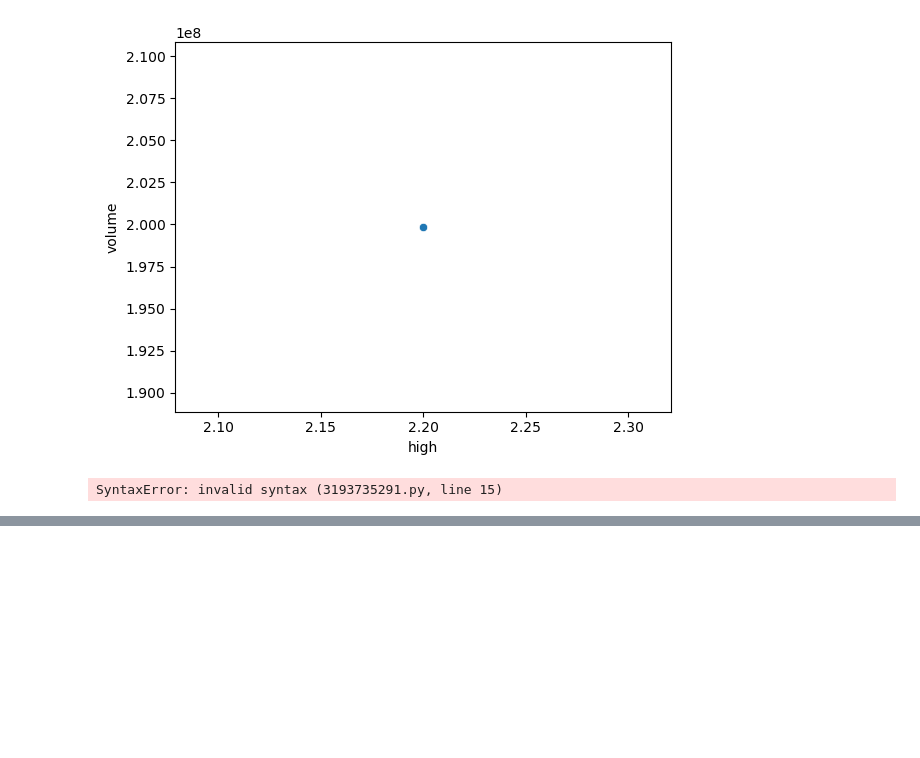
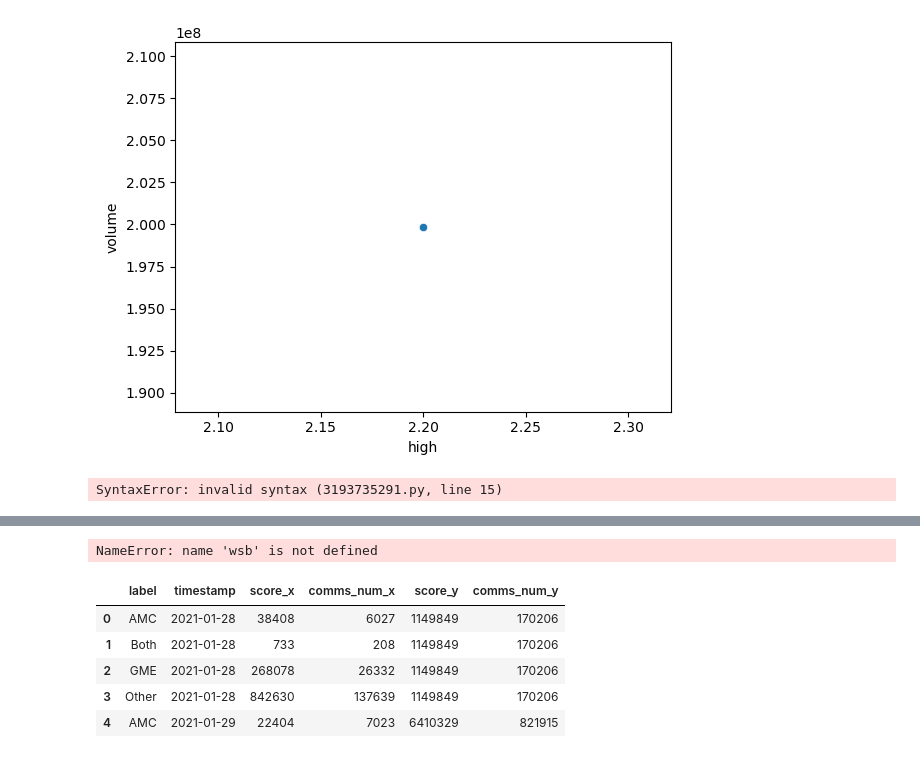
Before and after one commit to calebLSw/AI-1, a Jupyter notebook: Semester 1/Stocks/Untitled1.ipynb, the cells around one changed output, grey strips where cells are left out. Saved outputs shown, nothing was run; the diff lists cells and outputs as text; code cells hidden in the pictures; blank space fills up the shorter version.

```diff
--- a/Semester 1/Stocks/Untitled1.ipynb
+++ b/Semester 1/Stocks/Untitled1.ipynb
@@ -178,0 +174,16 @@ NameError: name 'wsb' is not defined
+# %%
+merged_amc = pd.merge(wsb, amc_wsb, how="inner", on="Date")
+merged_amc.columns()
+# %% [output]
+NameError: name 'wsb' is not defined
+# %%
+# Assuming df4 and df5 are your DataFrames
+merged_amc = pd.merge(df4, df5, how="inner", left_on="timestamp", right_on="timestamp")
+merged_amc.head()
+# %% [output]
+|  | label | timestamp | score_x | comms_num_x | score_y | comms_num_y |
+| 0 | AMC | 2021-01-28 | 38408 | 6027 | 1149849 | 170206 |
+| 1 | Both | 2021-01-28 | 733 | 208 | 1149849 | 170206 |
+| 2 | GME | 2021-01-28 | 268078 | 26332 | 1149849 | 170206 |
+| 3 | Other | 2021-01-28 | 842630 | 137639 | 1149849 | 170206 |
+| 4 | AMC | 2021-01-29 | 22404 | 7023 | 6410329 | 821915 |
```
Also changed, not shown: parts of 7 cells of this notebook, 1 other file.
